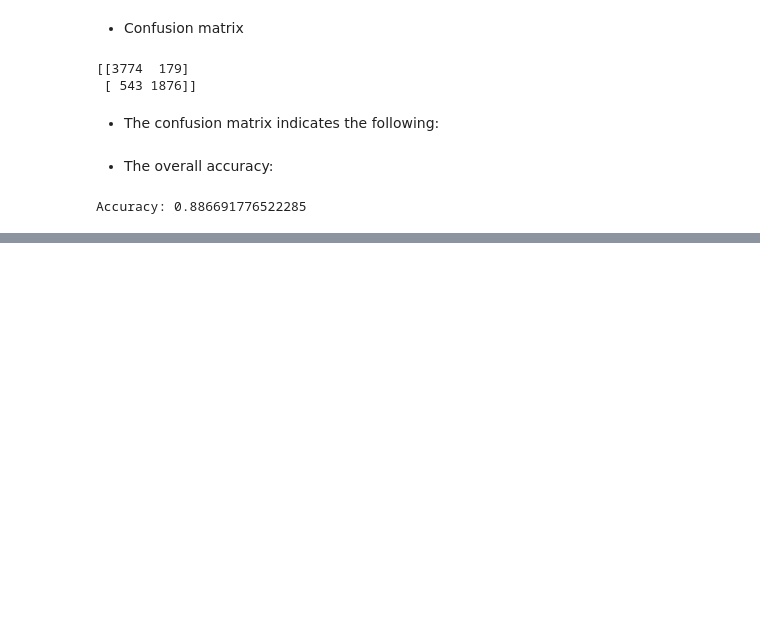
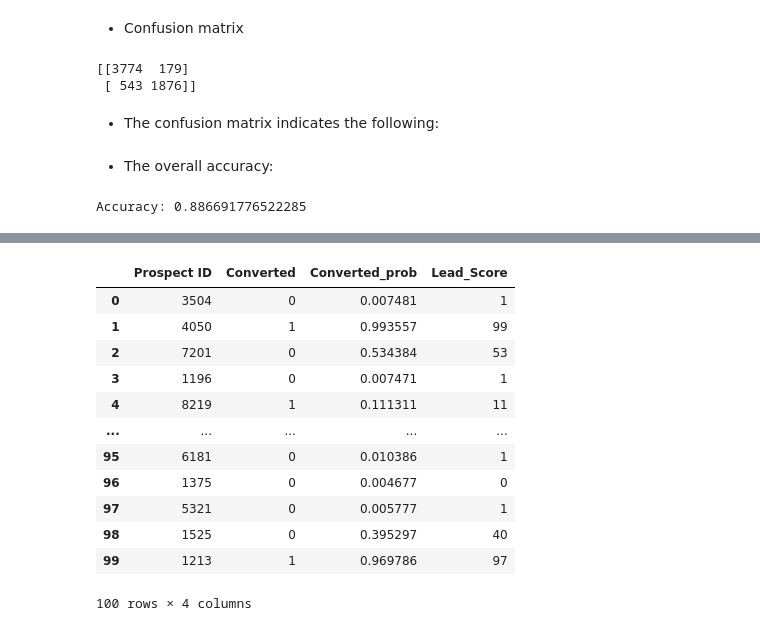
Before and after one commit to BharatPanera/lead_scoring_case_study, a Jupyter notebook: lead_scoring.ipynb, the cells around one changed output, grey strips where cells are left out. Cells and saved outputs as stored; diff of their text form; code cells hidden in the pictures; blank space fills up the shorter version.

```diff
--- a/lead_scoring.ipynb
+++ b/lead_scoring.ipynb
@@ -1995,0 +2165,11 @@ Accuracy: 0.886691776522285
+# %%
+# Putting Prospect ID to index
+y_test_df['Prospect ID'] = y_test_df.index
+# %%
+# Remove index for both dataframes to append them side by side
+y_pred_1.reset_index(drop=True, inplace=True)
+y_test_df.reset_index(drop=True, inplace=True)
+# %%
+# Append y_test_df and y_pred_1
+y_pred_final = pd.concat([y_test_df, y_pred_1],axis=1)
+y_pred_final.head()
@@ -1995,0 +2183,4 @@ Accuracy: 0.886691776522285
+# %%
+# Rename the column
+y_pred_final= y_pred_final.rename(columns={0 : 'Converted_prob'})
+y_pred_final.head()
@@ -1995,0 +2194,19 @@ Accuracy: 0.886691776522285
+# %%
+# Rearrange the columns
+y_pred_final = y_pred_final[['Prospect ID','Converted','Converted_prob']]
+y_pred_final['Lead_Score'] = y_pred_final.Converted_prob.map( lambda x: round(x*100))
+y_pred_final.head(100)
+# %% [output]
+|  | Prospect ID | Converted | Converted_prob | Lead_Score |
+| 0 | 3504 | 0 | 0.007481 | 1 |
+| 1 | 4050 | 1 | 0.993557 | 99 |
+| 2 | 7201 | 0 | 0.534384 | 53 |
+| 3 | 1196 | 0 | 0.007471 | 1 |
+| 4 | 8219 | 1 | 0.111311 | 11 |
+| ... | ... | ... | ... | ... |
+| 95 | 6181 | 0 | 0.010386 | 1 |
+| 96 | 1375 | 0 | 0.004677 | 0 |
+| 97 | 5321 | 0 | 0.005777 | 1 |
+| 98 | 1525 | 0 | 0.395297 | 40 |
+| 99 | 1213 | 1 | 0.969786 | 97 |
+100 rows × 4 columns
```
Also changed, not shown: parts of 32 cells of this notebook.
